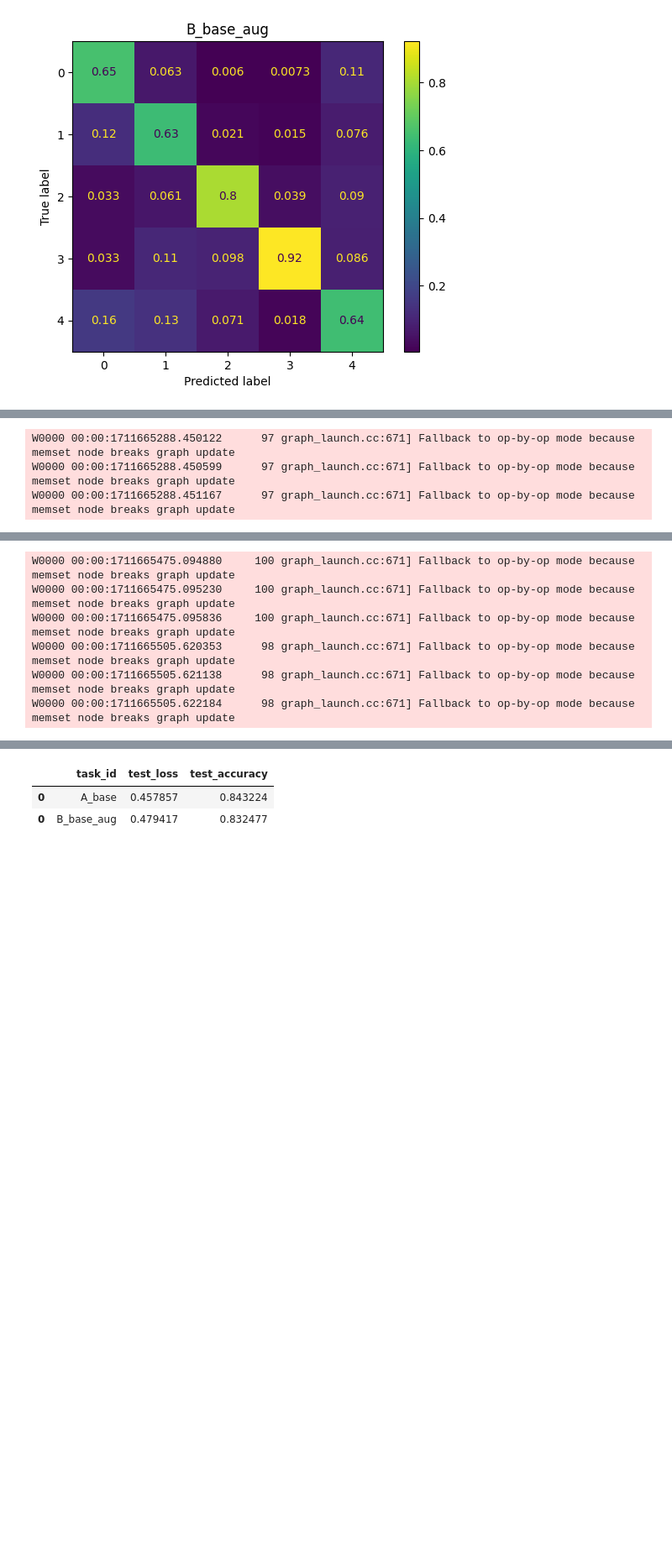
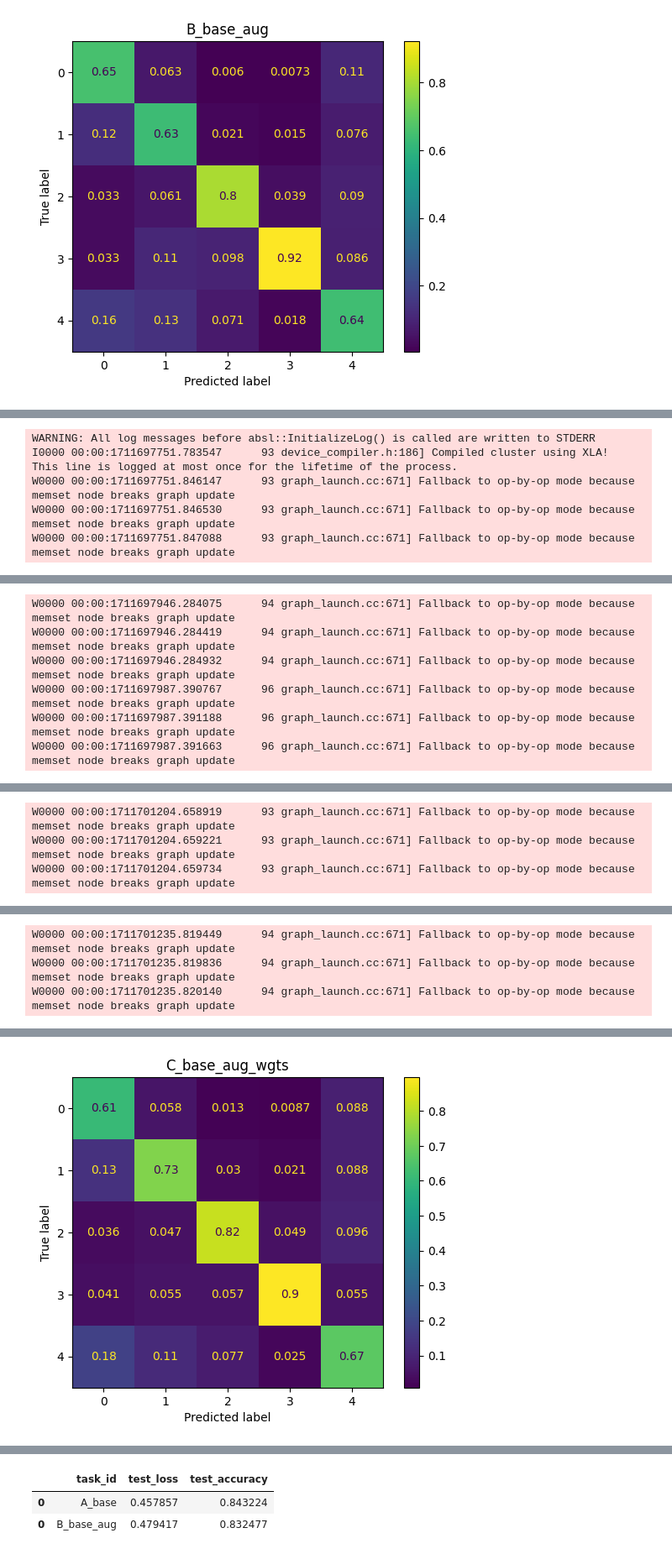
Before and after one commit to btsmith29/AMLS_II_assignment23_24, a Jupyter notebook: workings/assignment-workings.ipynb, the cells around one changed output, grey strips where cells are left out. Shown at 84% size. Saved outputs shown, nothing was run; the diff lists cells and outputs as text; code cells hidden in the pictures; blank space fills up the shorter version.

Commit message:
tasks/ablations

```diff
--- a/workings/assignment-workings.ipynb
+++ b/workings/assignment-workings.ipynb
@@ -397,11 +397,11 @@ cwd = os.getcwd()
 ds_train, ds_valid, ds_test, class_weights = data_preprocessing(Path(cwd), DEFAULT_PARAMS)
 print(f"Class Weights: {class_weights}")
 
-print("==== Task A: Baseline Model ====")
+# print("==== Task A: Baseline Model ====")
 
-model = create_convnext_base(DEFAULT_PARAMS)
-df_train, df_test = run_task("A_base", model, ds_train, ds_valid, ds_test, DEFAULT_PARAMS)
-collector.add_task_results(df_train, df_test)
+# model = create_convnext_base(DEFAULT_PARAMS)
+# df_train, df_test = run_task("A_base", model, ds_train, ds_valid, ds_test, DEFAULT_PARAMS)
+# collector.add_task_results(df_train, df_test)
 
 # print("==== Task B: Baseline + Data Augmentation ====")
 # {
@@ -550,6 +507,7 @@ del model_b
 del model
 # %%
 print(datetime.datetime.now())
+ds_train_aug = augment_dataset(ds_train, 2)
 model_c = create_convnext_base(DEFAULT_PARAMS)
 df_train, df_test = run_task("C_base_aug_wgts", model_c, ds_train_aug, ds_valid, ds_test, DEFAULT_PARAMS, class_weights)
 collector.add_task_results(df_train, df_test)
@@ -559,5 +517,7 @@ print(datetime.datetime.now())
 Using EarlyStopping
 Epoch 1/50
-W0000 00:00:1711665288.450122      97 graph_launch.cc:671] Fallback to op-by-op mode because memset node breaks graph update
-W0000 00:00:1711665288.450599      97 graph_launch.cc:671] Fallback to op-by-op mode because memset node breaks graph update
-W0000 00:00:1711665288.451167      97 graph_launch.cc:671] Fallback to op-by-op mode because memset node breaks graph update
+WARNING: All log messages before absl::InitializeLog() is called are written to STDERR
+I0000 00:00:1711697751.783547      93 device_compiler.h:186] Compiled cluster using XLA!  This line is logged at most once for the lifetime of the process.
+W0000 00:00:1711697751.846147      93 graph_launch.cc:671] Fallback to op-by-op mode because memset node breaks graph update
+W0000 00:00:1711697751.846530      93 graph_launch.cc:671] Fallback to op-by-op mode because memset node breaks graph update
+W0000 00:00:1711697751.847088      93 graph_launch.cc:671] Fallback to op-by-op mode because memset node breaks graph update
@@ -569,6 +532,6 @@ W0000 00:00:1711665380.992166      98 graph_launch.cc:671] Fallback to op-by-op
-W0000 00:00:1711665475.094880     100 graph_launch.cc:671] Fallback to op-by-op mode because memset node breaks graph update
-W0000 00:00:1711665475.095230     100 graph_launch.cc:671] Fallback to op-by-op mode because memset node breaks graph update
-W0000 00:00:1711665475.095836     100 graph_launch.cc:671] Fallback to op-by-op mode because memset node breaks graph update
-W0000 00:00:1711665505.620353      98 graph_launch.cc:671] Fallback to op-by-op mode because memset node breaks graph update
-W0000 00:00:1711665505.621138      98 graph_launch.cc:671] Fallback to op-by-op mode because memset node breaks graph update
-W0000 00:00:1711665505.622184      98 graph_launch.cc:671] Fallback to op-by-op mode because memset node breaks graph update
+W0000 00:00:1711697946.284075      94 graph_launch.cc:671] Fallback to op-by-op mode because memset node breaks graph update
+W0000 00:00:1711697946.284419      94 graph_launch.cc:671] Fallback to op-by-op mode because memset node breaks graph update
+W0000 00:00:1711697946.284932      94 graph_launch.cc:671] Fallback to op-by-op mode because memset node breaks graph update
+W0000 00:00:1711697987.390767      96 graph_launch.cc:671] Fallback to op-by-op mode because memset node breaks graph update
+W0000 00:00:1711697987.391188      96 graph_launch.cc:671] Fallback to op-by-op mode because memset node breaks graph update
+W0000 00:00:1711697987.391663      96 graph_launch.cc:671] Fallback to op-by-op mode because memset node breaks graph update
@@ -591,0 +555,3 @@ Epoch 11/50
+W0000 00:00:1711701204.658919      93 graph_launch.cc:671] Fallback to op-by-op mode because memset node breaks graph update
+W0000 00:00:1711701204.659221      93 graph_launch.cc:671] Fallback to op-by-op mode because memset node breaks graph update
+W0000 00:00:1711701204.659734      93 graph_launch.cc:671] Fallback to op-by-op mode because memset node breaks graph update
@@ -591,0 +559,3 @@ Epoch 11/50
+W0000 00:00:1711701235.819449      94 graph_launch.cc:671] Fallback to op-by-op mode because memset node breaks graph update
+W0000 00:00:1711701235.819836      94 graph_launch.cc:671] Fallback to op-by-op mode because memset node breaks graph update
+W0000 00:00:1711701235.820140      94 graph_launch.cc:671] Fallback to op-by-op mode because memset node breaks graph update
@@ -591,0 +564 @@ Epoch 11/50
+[figure, added]
```
Also changed, not shown: parts of 3 cells of this notebook.
